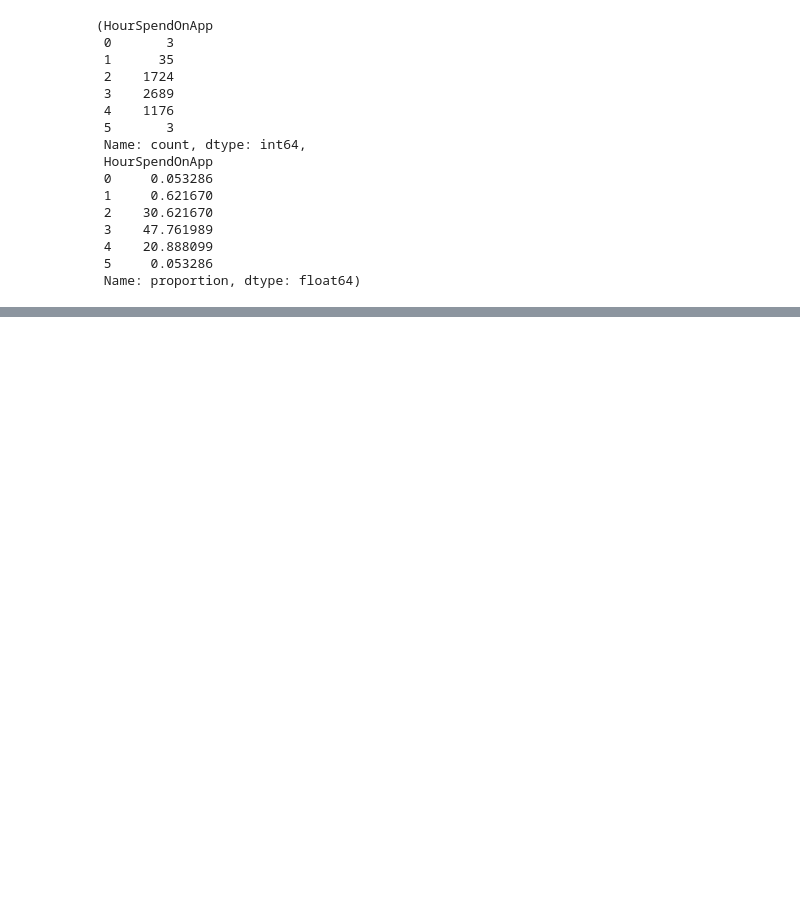
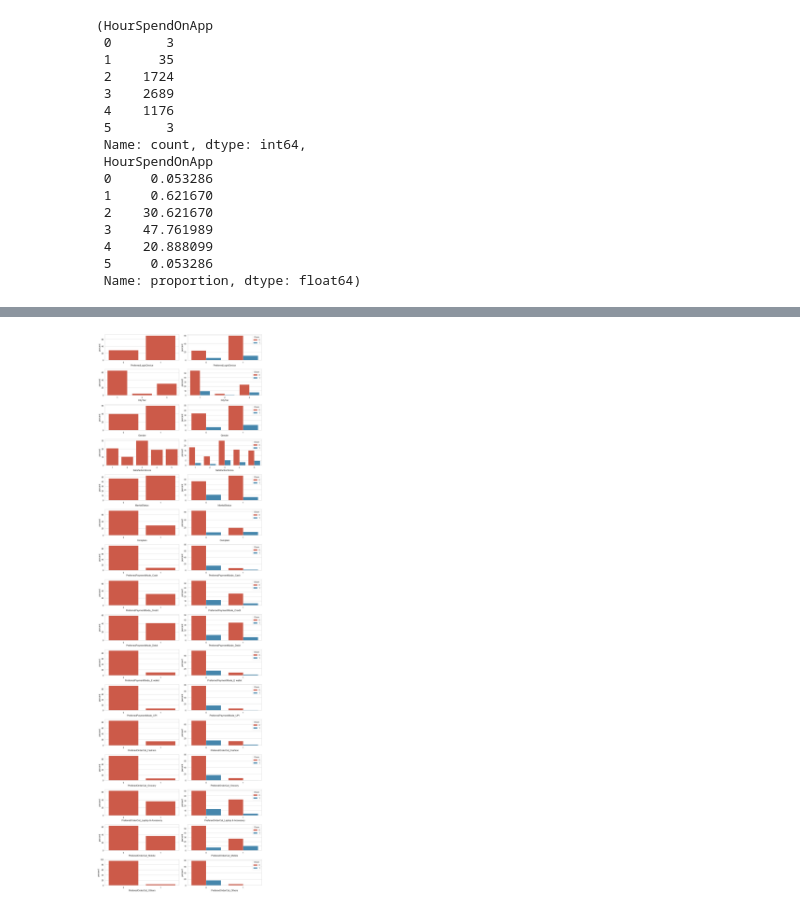
Before and after one commit to PedroReste/modelos_de_machine_learning, a Jupyter notebook: pt_analise_e_modelo_para_previsao_de_churn_em_ecommerce/analise_de_dados_focado_para_o_modelo_de_churn.ipynb, the cells around one changed output, grey strips where cells are left out. Cells and saved outputs as stored; diff of their text form; code cells hidden in the pictures; blank space fills up the shorter version.

```diff
--- a/pt_analise_e_modelo_para_previsao_de_churn_em_ecommerce/analise_de_dados_focado_para_o_modelo_de_churn.ipynb
+++ b/pt_analise_e_modelo_para_previsao_de_churn_em_ecommerce/analise_de_dados_focado_para_o_modelo_de_churn.ipynb
@@ -457,0 +191,11 @@ Index(['CustomerID', 'Churn', 'Tenure', 'PreferredLoginDevice', 'CityTier',
+# %%
+fig, axes = plt.subplots(len(colunas_categoricas), 2, figsize=(12, 40))
+num = 0
+
+for i in colunas_categoricas:
+    _ = sns.countplot(data=df, x=i, stat="percent", ax=axes[num, 0])
+    _ = sns.countplot(data=df, x=i, stat="percent", hue="Churn", ax=axes[num, 1])
+    num += 1
+    _ = fig.tight_layout()
+# %% [output]
+[figure, added]
```
Also changed, not shown: parts of 85 cells of this notebook.
